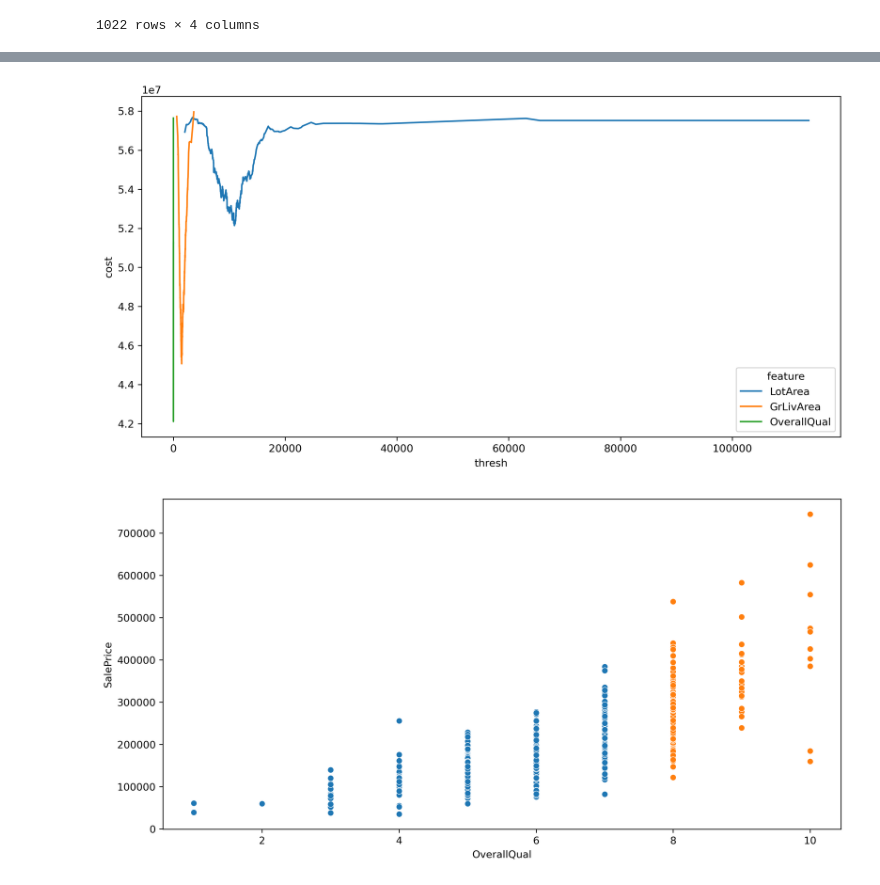
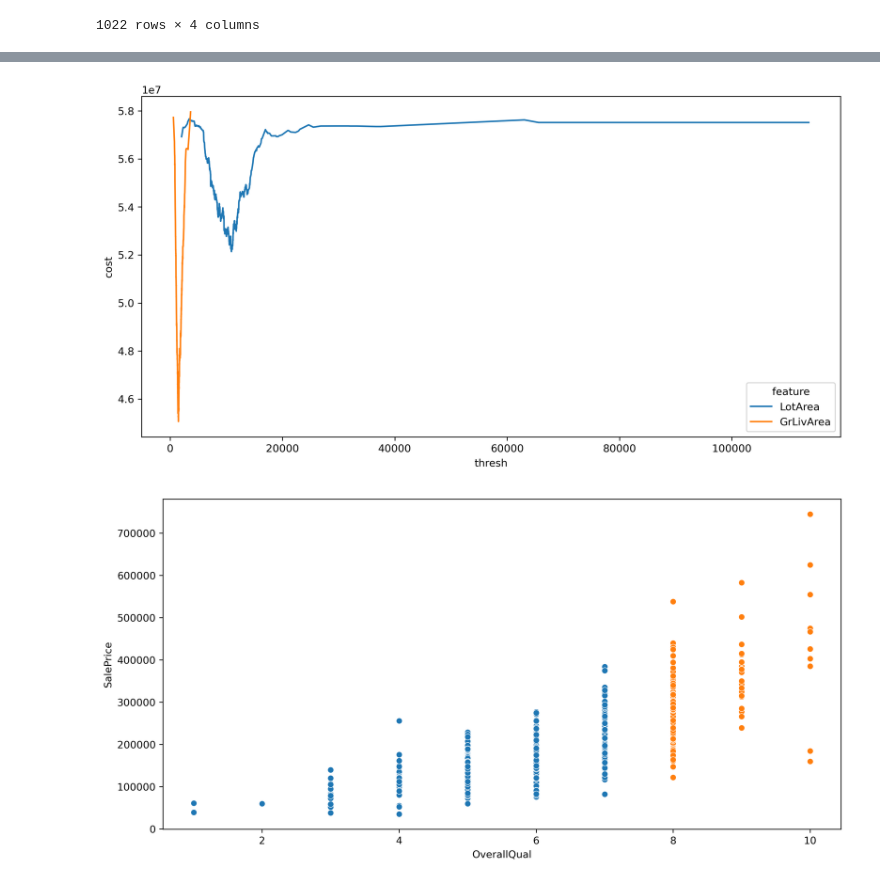
Before and after one commit to ashen007/Tree-based-regression-model, a Jupyter notebook: train.ipynb, the cells around one changed output, grey strips where cells are left out. Drawn from its saved outputs; the diff is of its cells as text; code cells hidden in the pictures.

```diff
--- a/train.ipynb
+++ b/train.ipynb
@@ -136,5 +136,28 @@ class BestSplit(RegressionTree):
 
         if best_root.shape[0] > 1:
             best_root = best_root.sample(1)
-        return best_root.feature.values[0], best_root.thresh.values[0], self.tree
+        return [best_root.feature.values[0], best_root.thresh.values[0], self.tree]
+
+class TreeBuilder(BestSplit):
+    def __init__(self, x, y, data, interval,break_point):
+        super().__init__(x, y, data, interval)
+        self.break_point = break_point
+
+    def bin_split(self, data, **kwargs):
+        feature, node = BestSplit(data=data, x=self.x, y=self.y, interval=self.interval).best_split()[:2]
+        left = data[data[feature] < node]
+        right = data[data[feature] >= node]
+
+        return left, right, node, feature
+
+    def builder(self, data):
+        lSet, rSet, node, feature = self.bin_split(data, )
+        Tree = {'node': node, 'feature': feature, 'left': np.mean(lSet[self.y])}
+
+        if rSet.shape[0] >= self.break_point:
+            Tree['right'] = self.builder(rSet)
+        else:
+            Tree['right'] = np.mean(rSet[self.y])
+
+        return Tree
 # %%
@@ -145,9 +185,10 @@ feature,thresh
 # %%
+cost = BestSplit(x=['LotArea','GrLivArea'],y='SalePrice',data=train,interval=2).best_split()[-1]
 plt.figure(figsize=[12,6],dpi=300)
 sns.lineplot(x='thresh',y='cost',data=cost,hue='feature')
 plt.show()
 # %% [output]
-[figure, old version]
+[figure, new version]
 # %%
 import regression_model as reg
 model = reg.TreeBuilder(train,'OverallQual','SalePrice',50,300)
```
Also changed, not shown: parts of 1 cell of this notebook, 1 other file.
